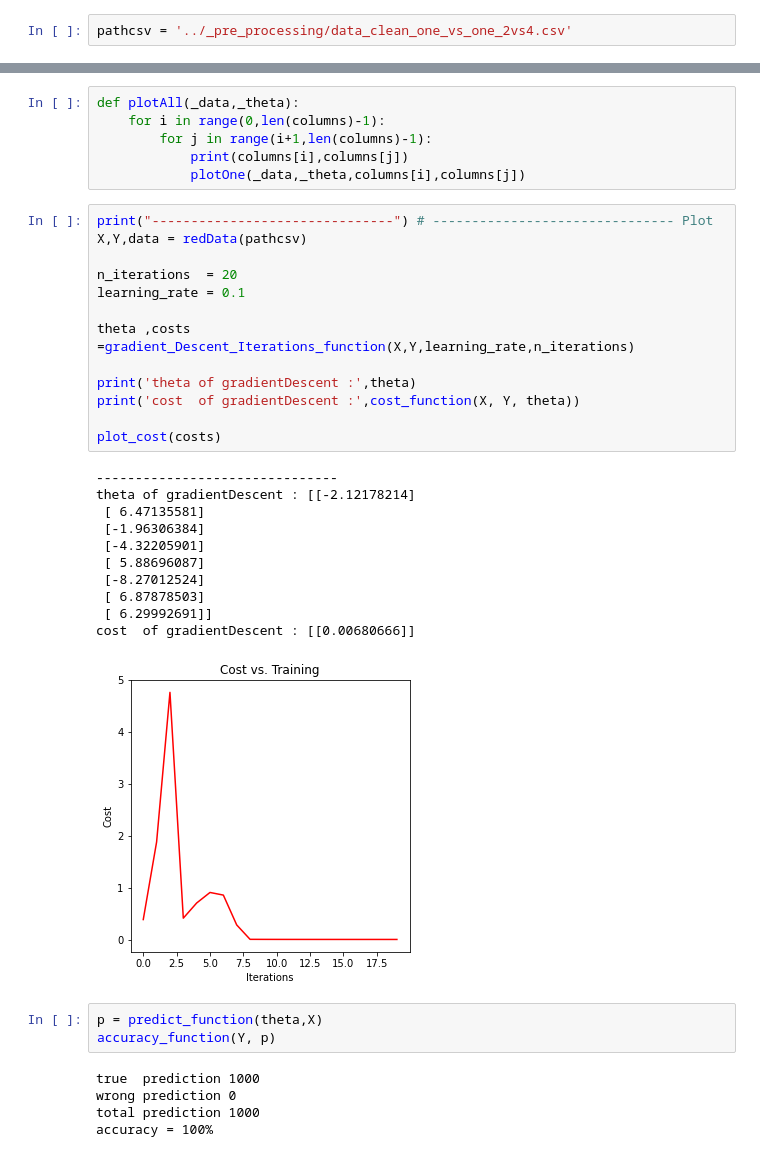
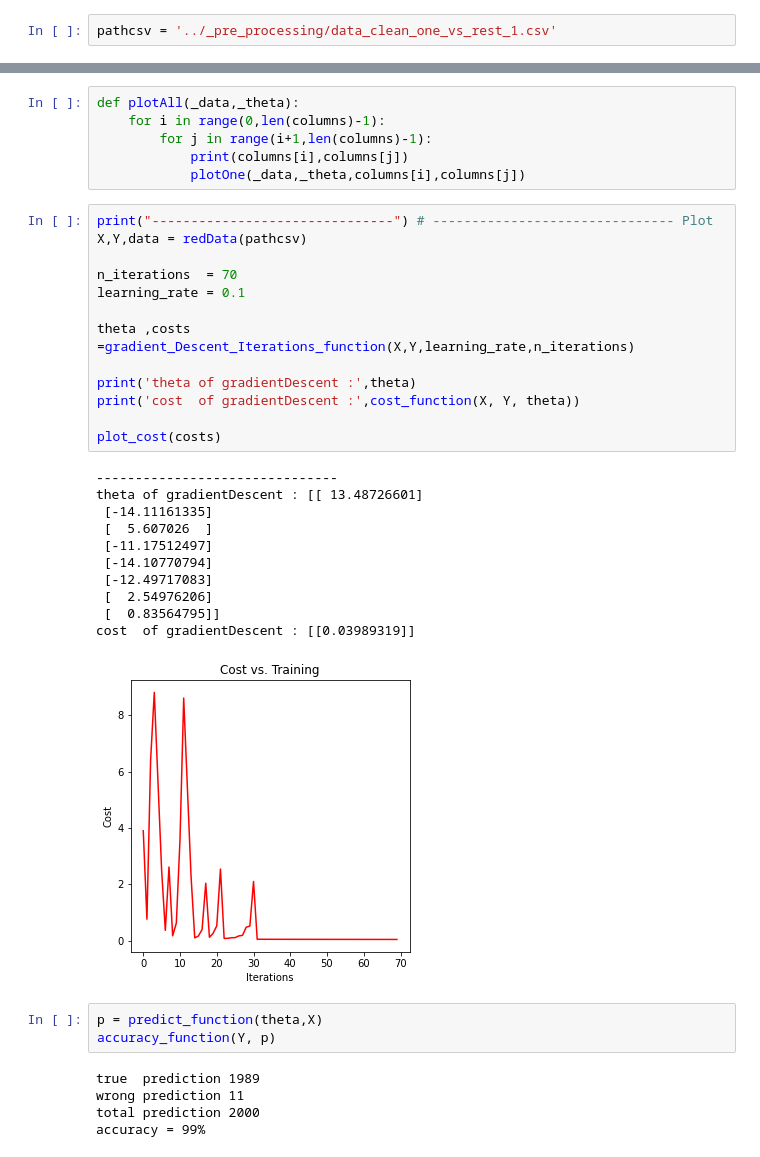
Before and after one commit to amr-lounis/project-machine-lirning-, a Jupyter notebook: classification - Logistic Regression (LgR)/Gradient Descent (GD)/Gradient Descent (GD).ipynb, the cells around one changed output, grey strips where cells are left out. Cells and saved outputs as stored; diff of their text form.

```diff
--- a/classification - Logistic Regression (LgR)/Gradient Descent (GD)/Gradient Descent (GD).ipynb
+++ b/classification - Logistic Regression (LgR)/Gradient Descent (GD)/Gradient Descent (GD).ipynb
@@ -7,7 +7,7 @@ import matplotlib.pyplot as plt
 # %% [markdown]
 read file
 # %%
-pathcsv = '../_pre_processing/data_clean_one_vs_one_2vs4.csv'
+pathcsv = '../_pre_processing/data_clean_one_vs_rest_1.csv'
 # %%
 columns = [
     'wifi_01',
@@ -132,35 +130,35 @@ def plotAll(_data,_theta):
 # %%
 print("-------------------------------") # ------------------------------- Plot
 X,Y,data = redData(pathcsv)
 
-n_iterations  = 20
+n_iterations  = 70
 learning_rate = 0.1
 
 theta ,costs =gradient_Descent_Iterations_function(X,Y,learning_rate,n_iterations)
 
 print('theta of gradientDescent :',theta)
 print('cost  of gradientDescent :',cost_function(X, Y, theta))
 
 plot_cost(costs)
 # %% [output]
 -------------------------------
-theta of gradientDescent : [[-2.12178214]
- [ 6.47135581]
- [-1.96306384]
- [-4.32205901]
- [ 5.88696087]
- [-8.27012524]
- [ 6.87878503]
- [ 6.29992691]]
-cost  of gradientDescent : [[0.00680666]]
+theta of gradientDescent : [[ 13.48726601]
+ [-14.11161335]
+ [  5.607026  ]
+ [-11.17512497]
+ [-14.10770794]
+ [-12.49717083]
+ [  2.54976206]
+ [  0.83564795]]
+cost  of gradientDescent : [[0.03989319]]
-[figure, old version]
+[figure, new version]
 # %%
 p = predict_function(theta,X)
 accuracy_function(Y, p)
 # %% [output]
-true  prediction 1000
-wrong prediction 0
-total prediction 1000
-accuracy = 100%
+true  prediction 1989
+wrong prediction 11
+total prediction 2000
+accuracy = 99%
 # %%
 plotOne(data,theta,'wifi_01','wifi_04')
```
Also changed, not shown: parts of 4 cells of this notebook, 1 other file.
